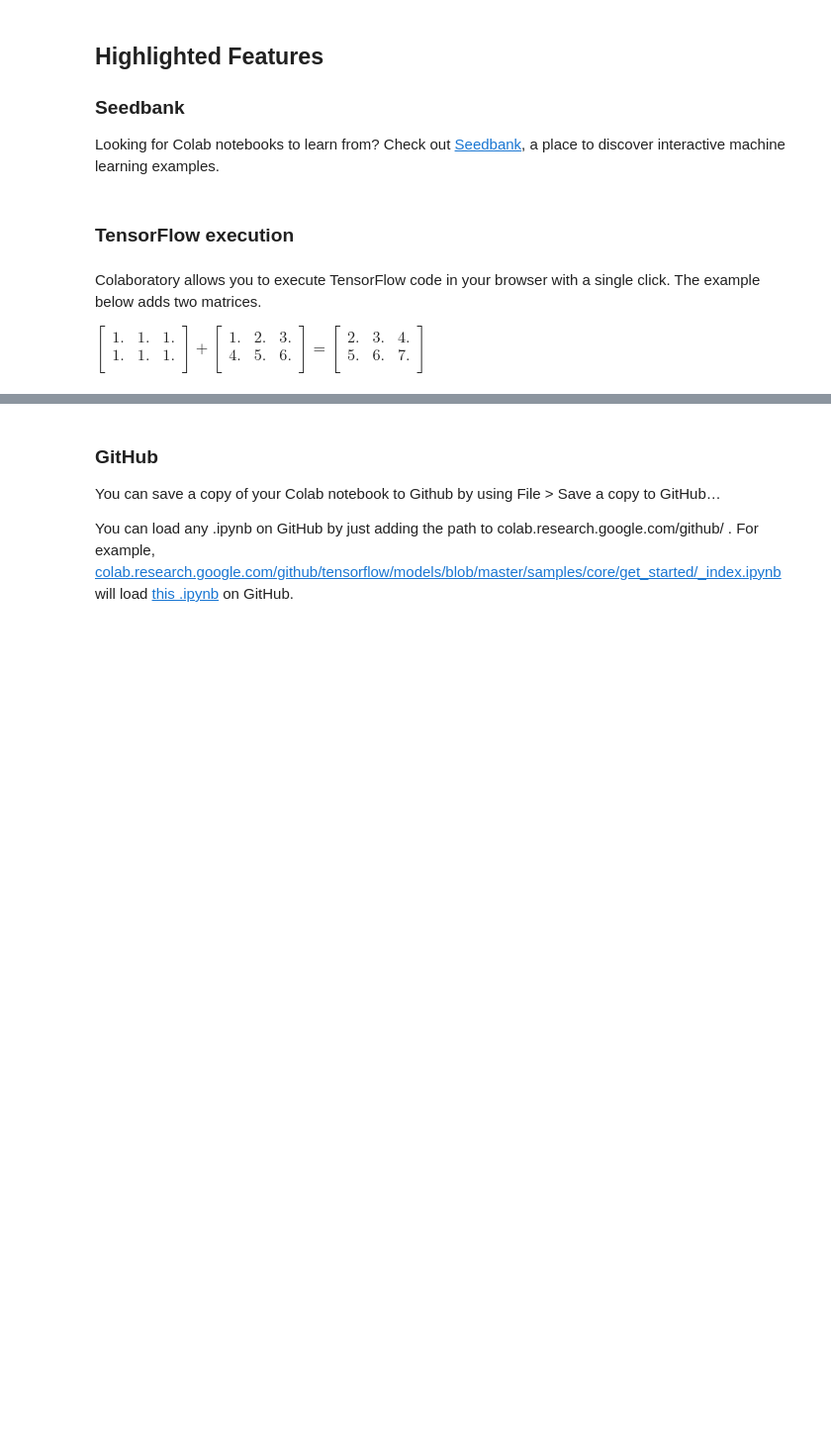
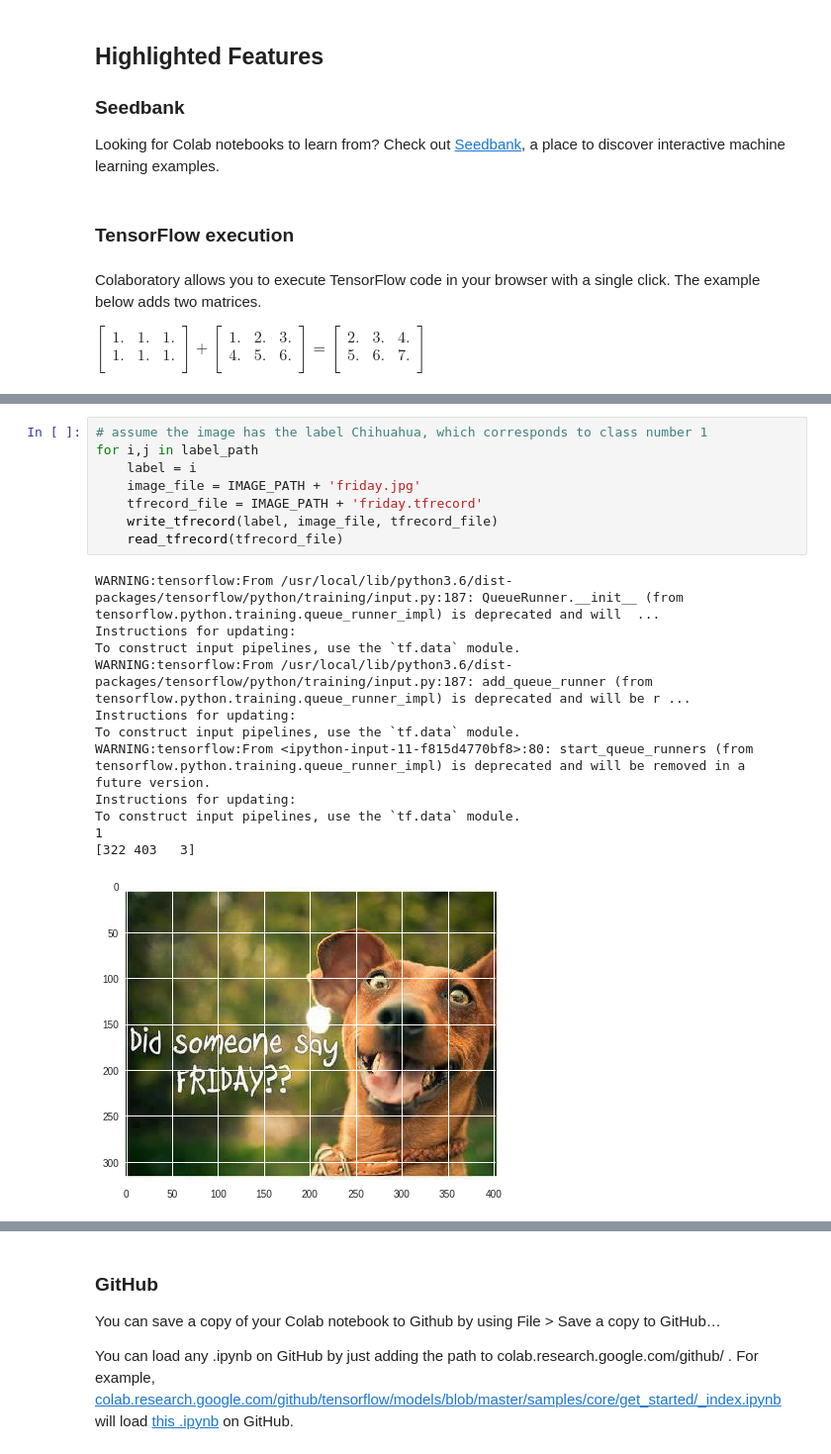
Before and after one commit to stanimman/2015, a Jupyter notebook: Hello,_Colaboratory.ipynb, the cells around one changed output, grey strips where cells are left out. Shown: that part at 99% size. Cells and saved outputs as stored; diff of their text form; blank space fills up the shorter version.

```diff
--- a/Hello,_Colaboratory.ipynb
+++ b/Hello,_Colaboratory.ipynb
@@ -38,0 +141,21 @@ $\begin{bmatrix}
+# %%
+# assume the image has the label Chihuahua, which corresponds to class number 1
+for i,j in label_path
+    label = i
+    image_file = IMAGE_PATH + 'friday.jpg'
+    tfrecord_file = IMAGE_PATH + 'friday.tfrecord'
+    write_tfrecord(label, image_file, tfrecord_file)
+    read_tfrecord(tfrecord_file)
+# %% [output]
+WARNING:tensorflow:From /usr/local/lib/python3.6/dist-packages/tensorflow/python/training/input.py:187: QueueRunner.__init__ (from tensorflow.python.training.queue_runner_impl) is deprecated and will  ...
+Instructions for updating:
+To construct input pipelines, use the `tf.data` module.
+WARNING:tensorflow:From /usr/local/lib/python3.6/dist-packages/tensorflow/python/training/input.py:187: add_queue_runner (from tensorflow.python.training.queue_runner_impl) is deprecated and will be r ...
+Instructions for updating:
+To construct input pipelines, use the `tf.data` module.
+WARNING:tensorflow:From <ipython-input-11-f815d4770bf8>:80: start_queue_runners (from tensorflow.python.training.queue_runner_impl) is deprecated and will be removed in a future version.
+Instructions for updating:
+To construct input pipelines, use the `tf.data` module.
+1
+[322 403   3]
+[figure, added]
```
Also changed, not shown: parts of 64 cells of this notebook.
